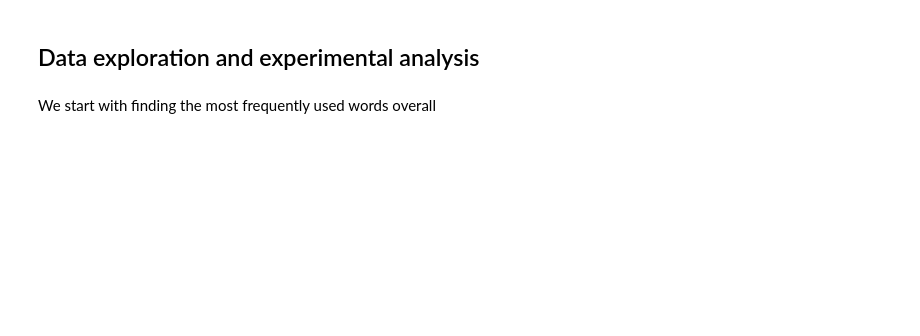
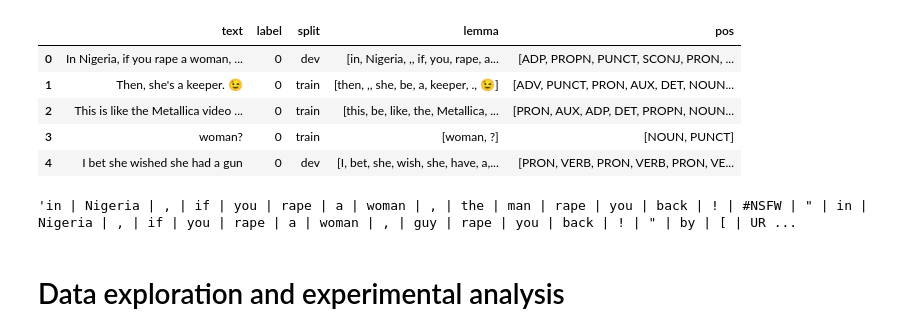
Before and after one commit to SvenGerloff/online_sexism_detection, a Jupyter notebook: milestone_1/01_data_exploration.ipynb, the cells around one changed output. Saved outputs shown, nothing was run; the diff lists cells and outputs as text; code cells hidden in the pictures; blank space fills up the shorter version.

```diff
--- a/milestone_1/01_data_exploration.ipynb
+++ b/milestone_1/01_data_exploration.ipynb
@@ -293,4 +15,22 @@ fig.show()
+# %%
+df_proc = load_processed_data()
+df_proc.head()
+# %% [output]
+|  | text | label | split | lemma | pos |
+| 0 | In Nigeria, if you rape a woman, ... | 0 | dev | [in, Nigeria, ,, if, you, rape, a... | [ADP, PROPN, PUNCT, SCONJ, PRON, ... |
+| 1 | Then, she's a keeper. 😉 | 0 | train | [then, ,, she, be, a, keeper, ., 😉] | [ADV, PUNCT, PRON, AUX, DET, NOUN... |
+| 2 | This is like the Metallica video ... | 0 | train | [this, be, like, the, Metallica, ... | [PRON, AUX, ADP, DET, PROPN, NOUN... |
+| 3 | woman? | 0 | train | [woman, ?] | [NOUN, PUNCT] |
+| 4 | I bet she wished she had a gun | 0 | dev | [I, bet, she, wish, she, have, a,... | [PRON, VERB, PRON, VERB, PRON, VE... |
+# %%
+all_lemmata = []
+limit = 30
+for i, l in enumerate(df['lemma']):
+    for elem in l:
+        all_lemmata.append(elem)
+    if i==limit:  break
+" | ".join(all_lemmata)
+# %% [output]
+'in | Nigeria | , | if | you | rape | a | woman | , | the | man | rape | you | back | ! | #NSFW | " | in | Nigeria | , | if | you | rape | a | woman | , | guy | rape | you | back | ! | " | by | [ | UR ...
 # %% [markdown]
-## Data exploration and experimental analysis
+# Data exploration and experimental analysis
-# %% [markdown]
-We start with finding the most frequently used words overall
```
Also changed, not shown: parts of 36 cells of this notebook.
